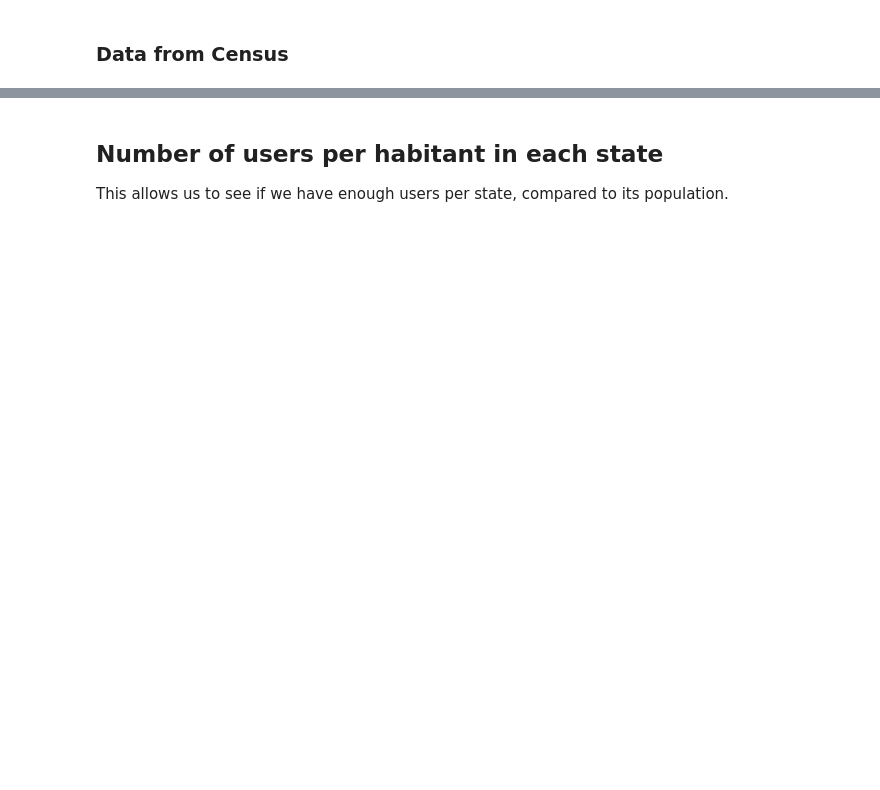
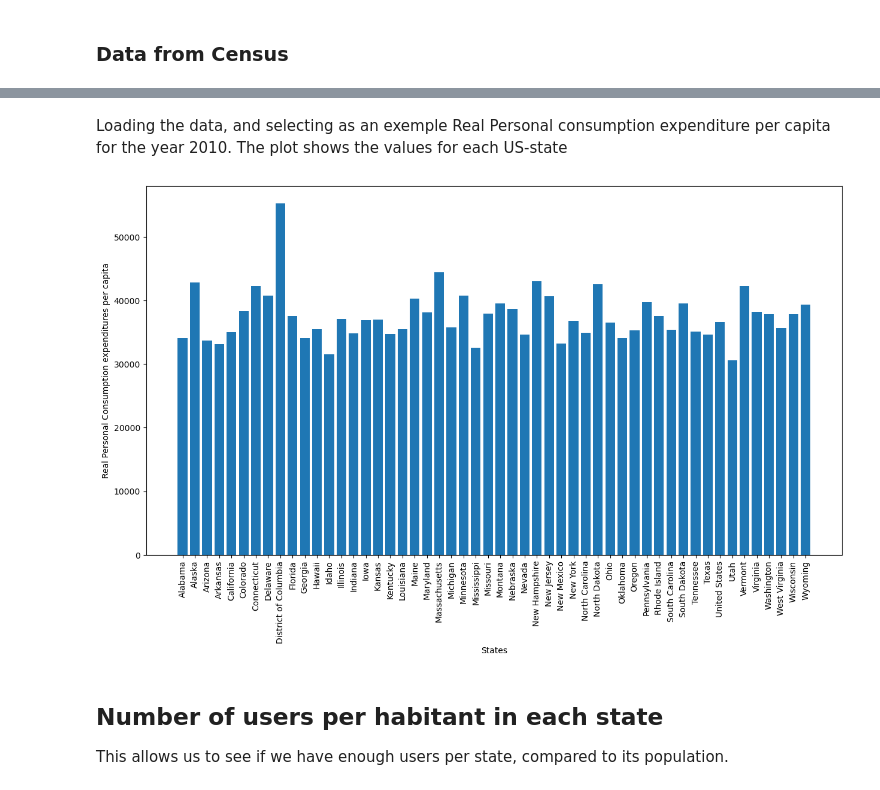
Before and after one commit to epfl-ada/ada-2024-project-fandemondada, a Jupyter notebook: results.ipynb, the cells around one changed output, grey strips where cells are left out. Saved outputs shown, nothing was run; the diff lists cells and outputs as text; code cells hidden in the pictures; blank space fills up the shorter version.

Commit message:
plotting income per state all cells run

```diff
--- a/results.ipynb
+++ b/results.ipynb
@@ -201,3 +237,44 @@ print(urban_2010_df.head())
+# %%
+path = "data/raw/IncomeBEA/"
+filename = "GDP_PersonalIncome_USState.csv"
+
+# DPI: disposable personal income
+# PI: personal income
+# PCE: personal consumption expenditures
+# GDP: Gross Domestic Product
+BEO_income_index = {
+    'RealGDP': 1,
+    'RealPI':2,
+    'RealPCE': 3,
+    'GDP': 4,
+    'PI': 5,
+    'DPI': 6,
+    'PCE': 7,
+    'RealPI/cap': 8,
+    'RealPCE/cap': 9,
+    'PI/cap': 10,
+    'DPI/cap': 11,
+    'PCE/cap': 12
+    #13 14 15 useless
+}
+# %% [markdown]
+Loading the data, and selecting as an exemple Real Personal consumption expenditure per capita for the year 2010.
+The plot shows the values for each US-state
+# %%
+
+BEA = loadBEA(path, filename, BEO_income_index)
+BEA = get_mutliIndex_sub_df(BEA, ['RealPCE/cap'], ['2010'])
+
+states = [x[0] for x in BEA.index.values]
+
+fig, ax = plt.subplots(figsize=(15, 8))
+ax.bar(states, BEA['RealPCE/cap'])
+ax.set_ylabel('Real Personal Consumption expenditures per capita')
+ax.set_xlabel('States')
+plt.xticks(rotation=90)
+plt.show()
+# %% [output]
+[figure, added]
 # %% [markdown]
 ## Number of users per habitant in each state
 This allows us to see if we have enough users per state, compared to its population.
```
Also changed, not shown: parts of 11 cells of this notebook, 1 other file.
